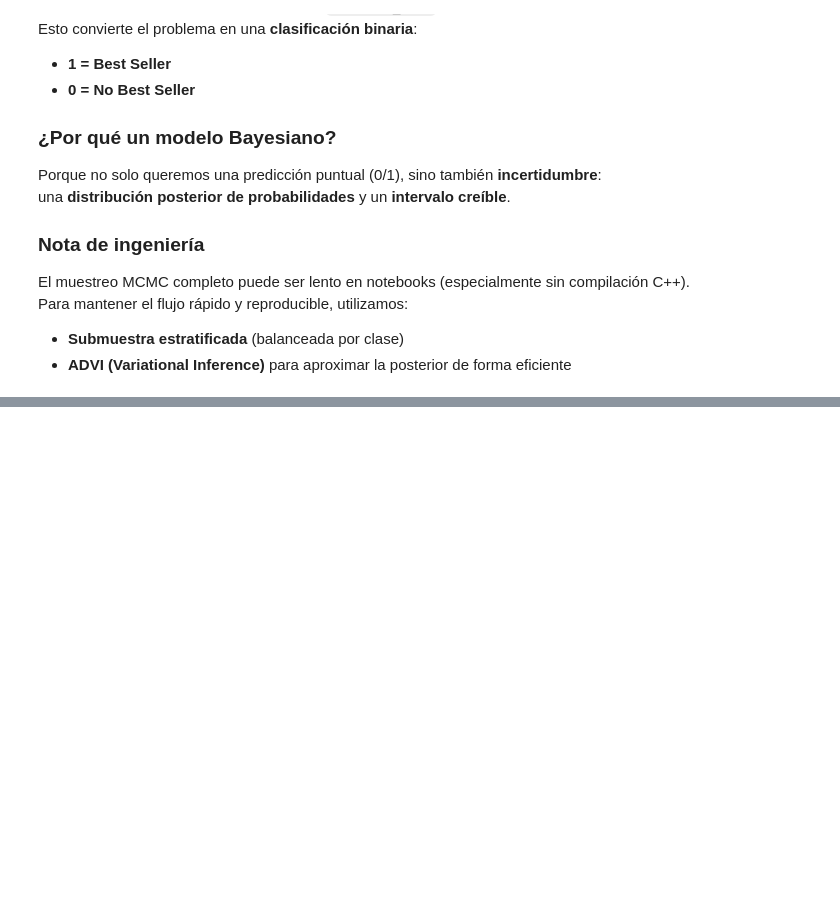
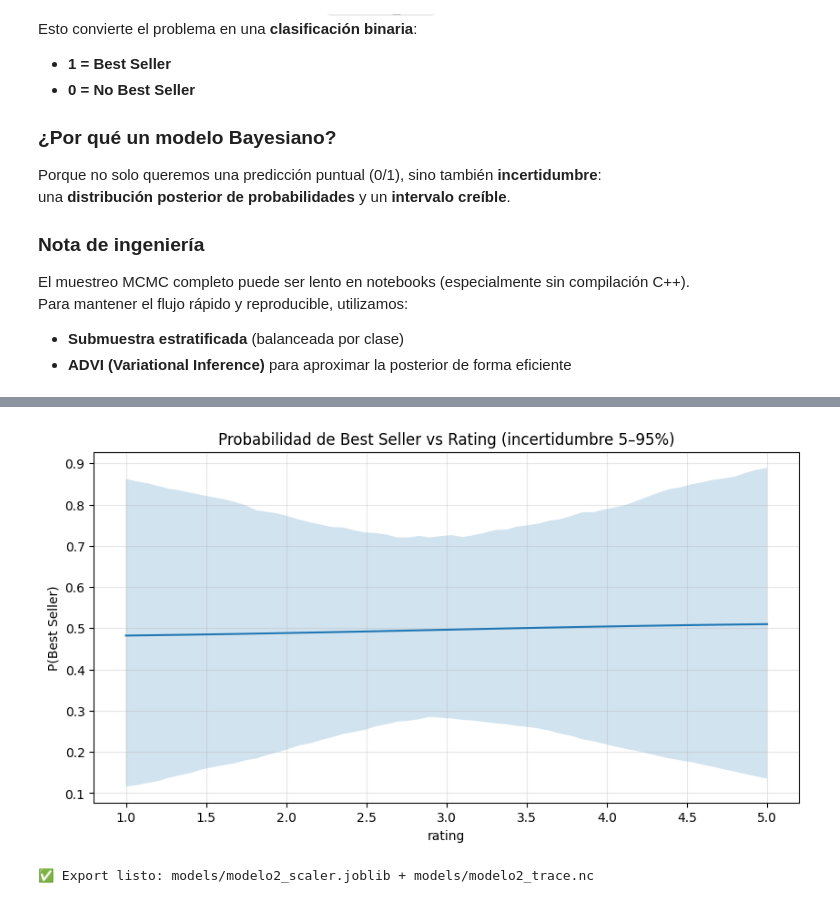
Before and after one commit to Bootcamp-IA-P6/5_Regresion_bayesiana, a Jupyter notebook: Modelo-2/Modelo2-Logistica-Bayesiana.ipynb, the cells around one changed output, grey strips where cells are left out. Saved outputs shown, nothing was run; the diff lists cells and outputs as text; code cells hidden in the pictures; blank space fills up the shorter version.

```diff
--- a/Modelo-2/Modelo2-Logistica-Bayesiana.ipynb
+++ b/Modelo-2/Modelo2-Logistica-Bayesiana.ipynb
@@ -74,0 +133,13 @@ FileNotFoundError: El sistema no puede encontrar la ruta especificada. (os error
+# %%
+# ============================================================
+# 3) SUBMUESTRA ESTRATIFICADA (balanceada por clase)
+# ============================================================
+# Tomamos N_POR_CLASE por cada valor del target: 0 y 1.
+# Esto reduce el tamaño de datos para que ADVI/NUTS corran rápido.
+df_small = (
+    df2.group_by("best_seller")
+       .map_groups(lambda g: g.sample(n=min(N_POR_CLASE, g.height), seed=RANDOM_SEED))
+)
+
+print("Filas df_small:", df_small.height)
+df_small.group_by("best_seller").len().sort("best_seller")
@@ -74,0 +330,38 @@ FileNotFoundError: El sistema no puede encontrar la ruta especificada. (os error
+# %%
+import matplotlib.pyplot as plt
+
+rating_grid = np.linspace(X[:, 0].min(), X[:, 0].max(), 60)
+price_fixed = np.median(X[:, 1])
+
+grid_raw = np.column_stack([rating_grid, np.full_like(rating_grid, price_fixed)])
+grid_s = scaler.transform(grid_raw)
+
+logits_grid = b0[:, None] + b1[:, None]*grid_s[:, 0][None, :] + b2[:, None]*grid_s[:, 1][None, :]
+p_grid = 1/(1+np.exp(-logits_grid))
+
+p_grid_mean = p_grid.mean(axis=0)
+p_grid_low = np.quantile(p_grid, 0.05, axis=0)
+p_grid_high = np.quantile(p_grid, 0.95, axis=0)
+
+plt.figure(figsize=(10, 5))
+plt.plot(rating_grid, p_grid_mean)
+plt.fill_between(rating_grid, p_grid_low, p_grid_high, alpha=0.2)
+plt.xlabel("rating")
+plt.ylabel("P(Best Seller)")
+plt.title("Probabilidad de Best Seller vs Rating (incertidumbre 5–95%)")
+plt.grid(alpha=0.3)
+plt.show()
+# %% [output]
+[figure, added]
+# %%
+import os, joblib
+
+# Guardamos artefactos para reproducir predicciones en otro entorno (Streamlit/API)
+os.makedirs("models", exist_ok=True)
+
+joblib.dump(scaler, "models/modelo2_scaler.joblib")
+az.to_netcdf(trace, "models/modelo2_trace.nc")
+
+print("✅ Export listo: models/modelo2_scaler.joblib + models/modelo2_trace.nc")
+# %% [output]
+✅ Export listo: models/modelo2_scaler.joblib + models/modelo2_trace.nc
```
Also changed, not shown: parts of 14 cells of this notebook, 1 other file.
